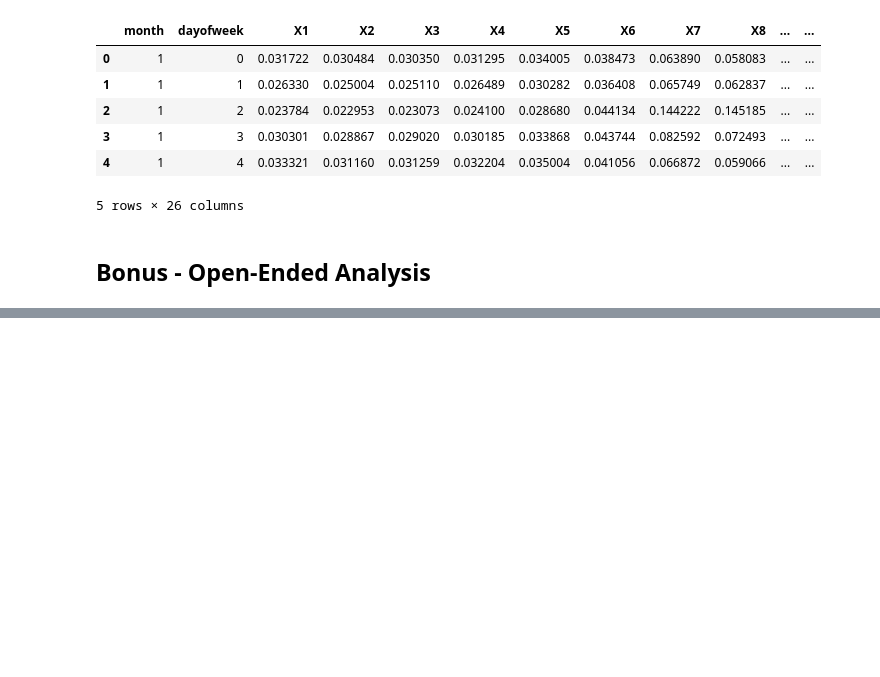
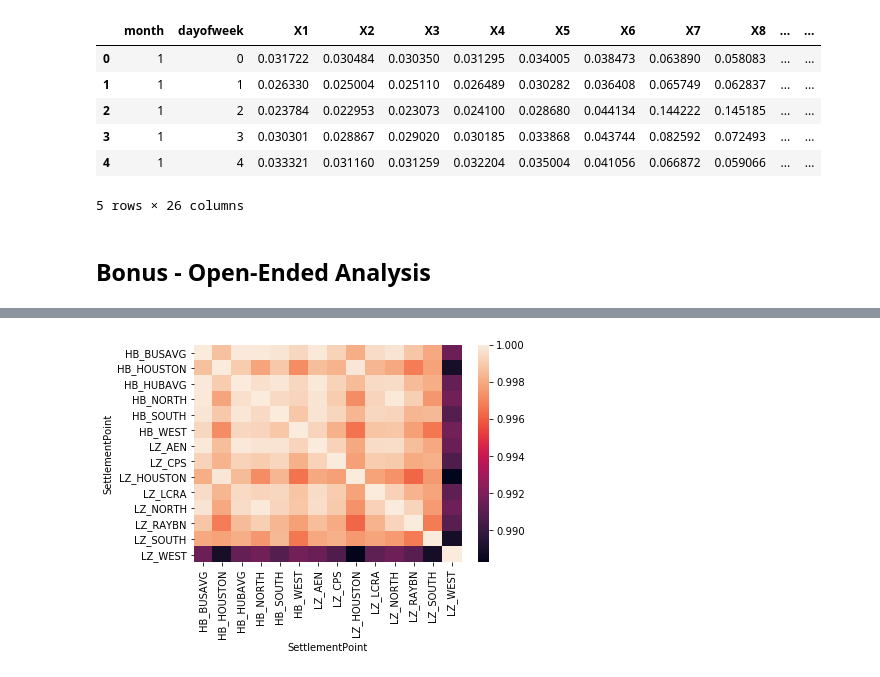
Before and after one commit to yukikitayama/cquant, a Jupyter notebook: main.ipynb, the cells around one changed output, grey strips where cells are left out. Saved outputs shown, nothing was run; the diff lists cells and outputs as text; code cells hidden in the pictures; blank space fills up the shorter version.

```diff
--- a/main.ipynb
+++ b/main.ipynb
@@ -721,0 +731,16 @@ df_price
+# %%
+tmp = df_price.copy()
+tmp = tmp.drop(['Date', 'datetime', 'year', 'month'], axis = 1)
+tmp = tmp.reset_index()
+tmp = tmp.set_index(['index', 'SettlementPoint'])
+tmp = tmp.unstack(level = 1)
+tmp.columns = tmp.columns.get_level_values(1)
+
+tmp = tmp.drop('HB_PAN', axis = 1)
+
+corr = tmp.corr()
+
+sns.heatmap(corr)
+plt.show()
+# %% [output]
+[figure, added]
```
Also changed, not shown: parts of 4 cells of this notebook.
